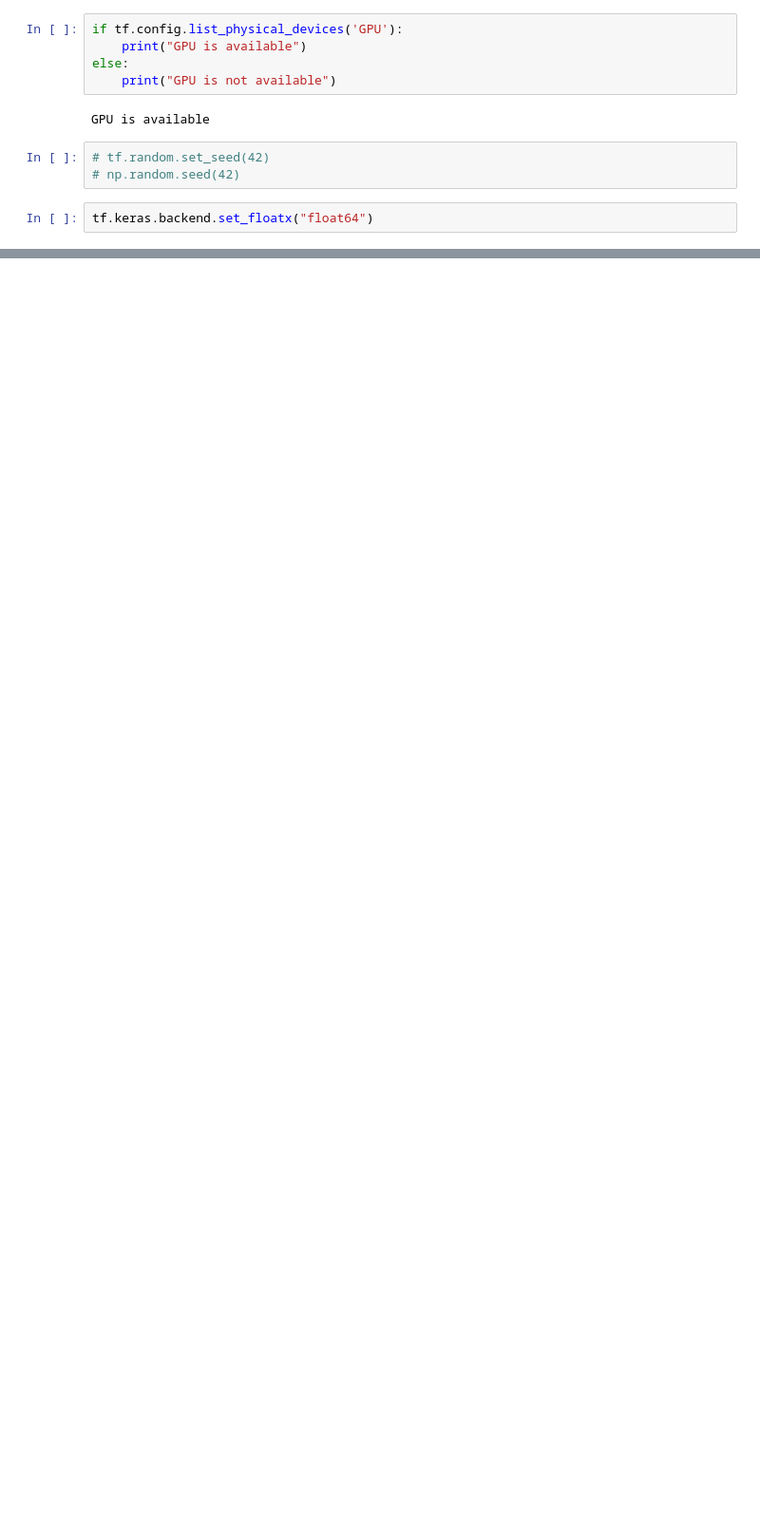
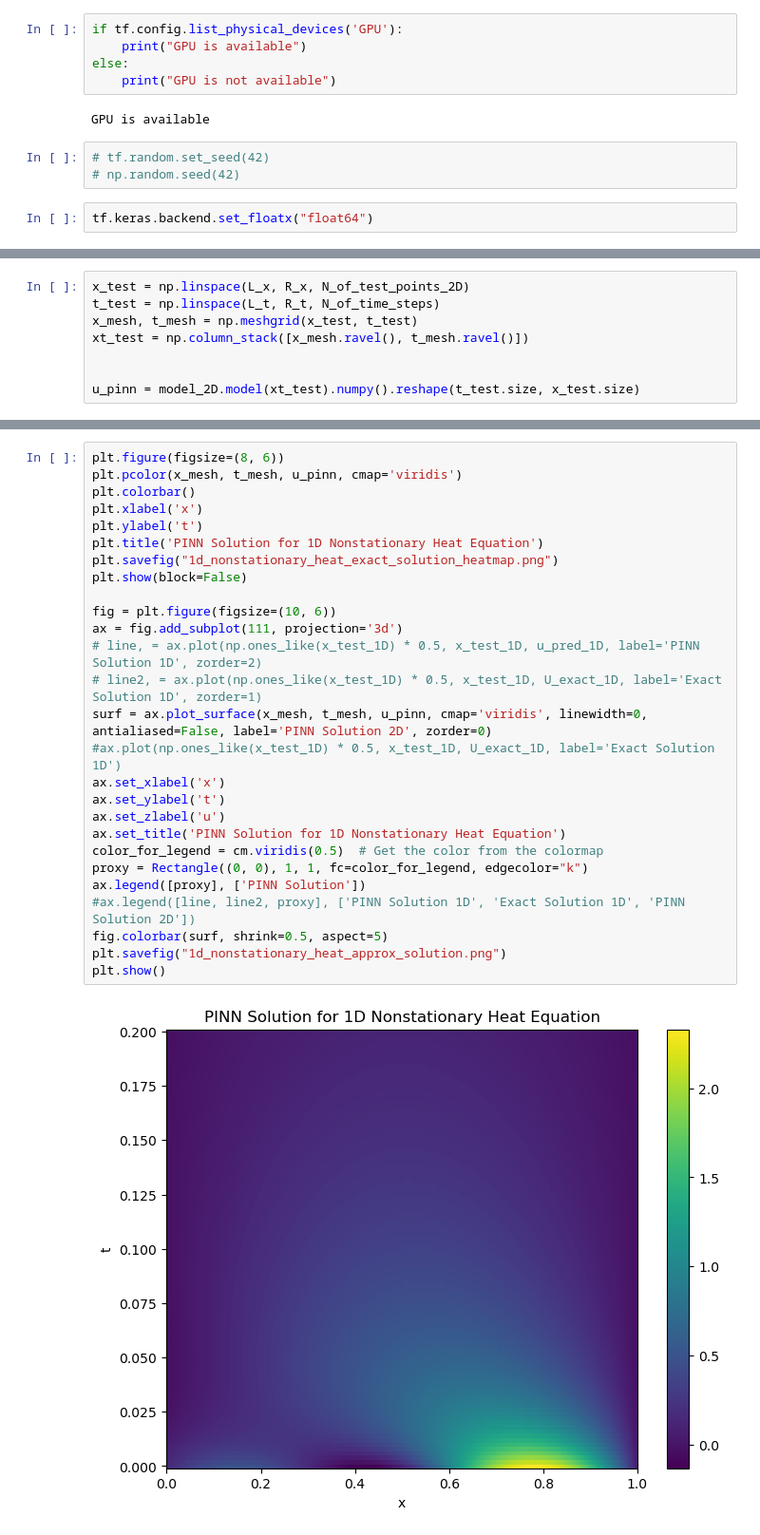
Before and after one commit to 0verflowed-stack/PINN, a Jupyter notebook: HeatEquation/tensorflow/1DNonStationaryHeatEquation.ipynb, the cells around one changed output, grey strips where cells are left out. Shown at 95% size. Drawn from its saved outputs; the diff is of its cells as text; blank space fills up the shorter version.

```diff
--- a/HeatEquation/tensorflow/1DNonStationaryHeatEquation.ipynb
+++ b/HeatEquation/tensorflow/1DNonStationaryHeatEquation.ipynb
@@ -457,0 +240,8 @@ Relative error (FEM and Exact): 6.08%
+# %%
+x_test = np.linspace(L_x, R_x, N_of_test_points_2D)
+t_test = np.linspace(L_t, R_t, N_of_time_steps)
+x_mesh, t_mesh = np.meshgrid(x_test, t_test)
+xt_test = np.column_stack([x_mesh.ravel(), t_mesh.ravel()])
+
+
+u_pinn = model_2D.model(xt_test).numpy().reshape(t_test.size, x_test.size)
@@ -457,0 +250,29 @@ Relative error (FEM and Exact): 6.08%
+# %%
+plt.figure(figsize=(8, 6))
+plt.pcolor(x_mesh, t_mesh, u_pinn, cmap='viridis')
+plt.colorbar()
+plt.xlabel('x')
+plt.ylabel('t')
+plt.title('PINN Solution for 1D Nonstationary Heat Equation')
+plt.savefig("1d_nonstationary_heat_exact_solution_heatmap.png")
+plt.show(block=False)
+
+fig = plt.figure(figsize=(10, 6))
+ax = fig.add_subplot(111, projection='3d')
+# line, = ax.plot(np.ones_like(x_test_1D) * 0.5, x_test_1D, u_pred_1D, label='PINN Solution 1D', zorder=2)
+# line2, = ax.plot(np.ones_like(x_test_1D) * 0.5, x_test_1D, U_exact_1D, label='Exact Solution 1D', zorder=1)
+surf = ax.plot_surface(x_mesh, t_mesh, u_pinn, cmap='viridis', linewidth=0, antialiased=False, label='PINN Solution 2D', zorder=0)
+#ax.plot(np.ones_like(x_test_1D) * 0.5, x_test_1D, U_exact_1D, label='Exact Solution 1D')
+ax.set_xlabel('x')
+ax.set_ylabel('t')
+ax.set_zlabel('u')
+ax.set_title('PINN Solution for 1D Nonstationary Heat Equation')
+color_for_legend = cm.viridis(0.5)  # Get the color from the colormap
+proxy = Rectangle((0, 0), 1, 1, fc=color_for_legend, edgecolor="k")
+ax.legend([proxy], ['PINN Solution'])
+#ax.legend([line, line2, proxy], ['PINN Solution 1D', 'Exact Solution 1D', 'PINN Solution 2D'])
+fig.colorbar(surf, shrink=0.5, aspect=5)
+plt.savefig("1d_nonstationary_heat_approx_solution.png")
+plt.show()
+# %% [output]
+[figure, added]
```
Also changed, not shown: parts of 43 cells of this notebook, 8 other files.
